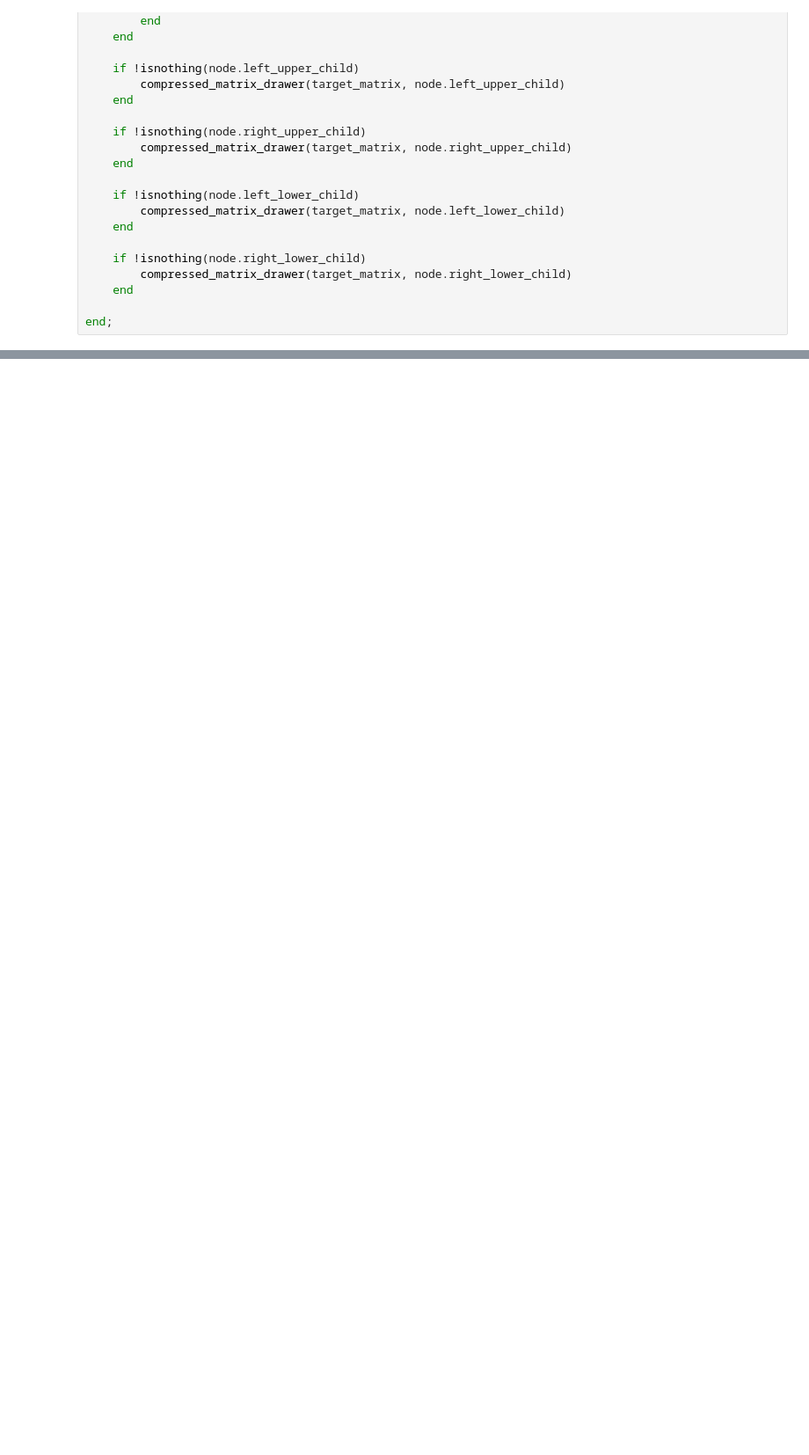
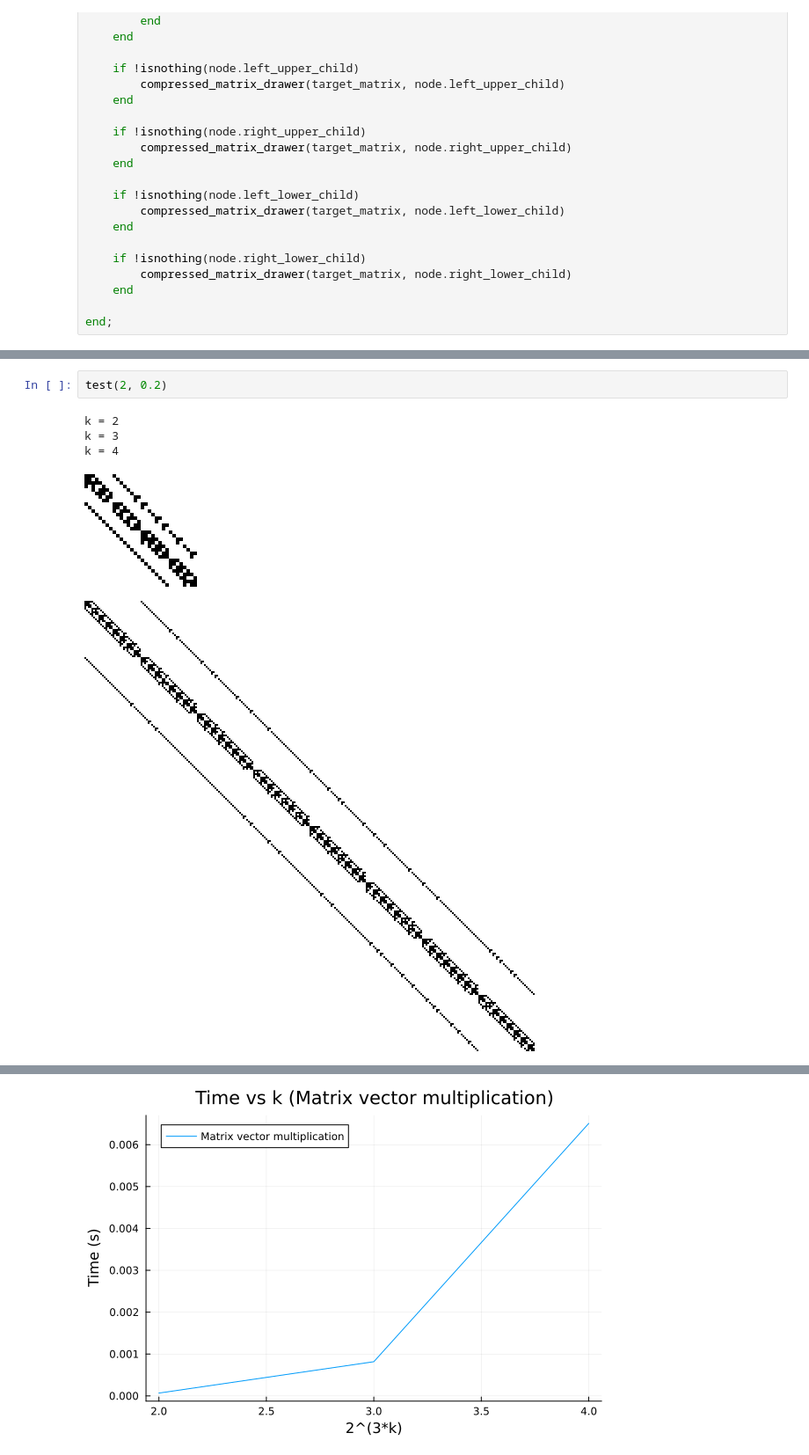
Before and after one commit to janmast1o/Macierzowe, a Jupyter notebook: Lab4/lab4.ipynb, the cells around one changed output, grey strips where cells are left out. Shown at 88% size. Cells and saved outputs as stored; diff of their text form; blank space fills up the shorter version.

```diff
--- a/Lab4/lab4.ipynb
+++ b/Lab4/lab4.ipynb
@@ -916,0 +1010,8 @@ plot(ns, times_MM, label="Matrix matrix multiplication", xlabel="2^(3*k)", ylabe
+# %%
+test(2, 0.2)
+# %% [output]
+k = 2
+k = 3
+k = 4
+[figure, added]
+[figure, added]
@@ -916,0 +1019 @@ plot(ns, times_MM, label="Matrix matrix multiplication", xlabel="2^(3*k)", ylabe
+[figure, added]
```
Also changed, not shown: parts of 19 cells of this notebook.
